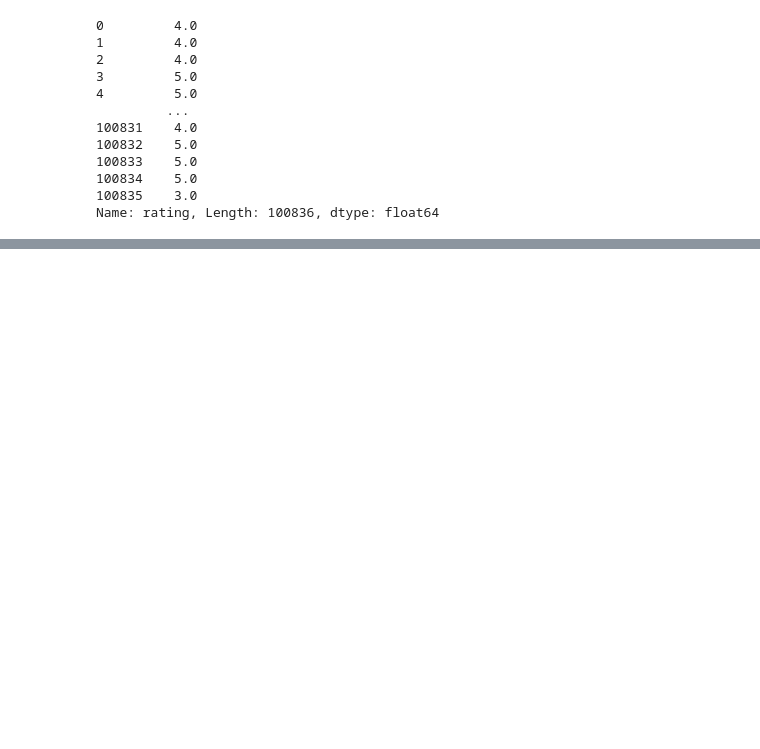
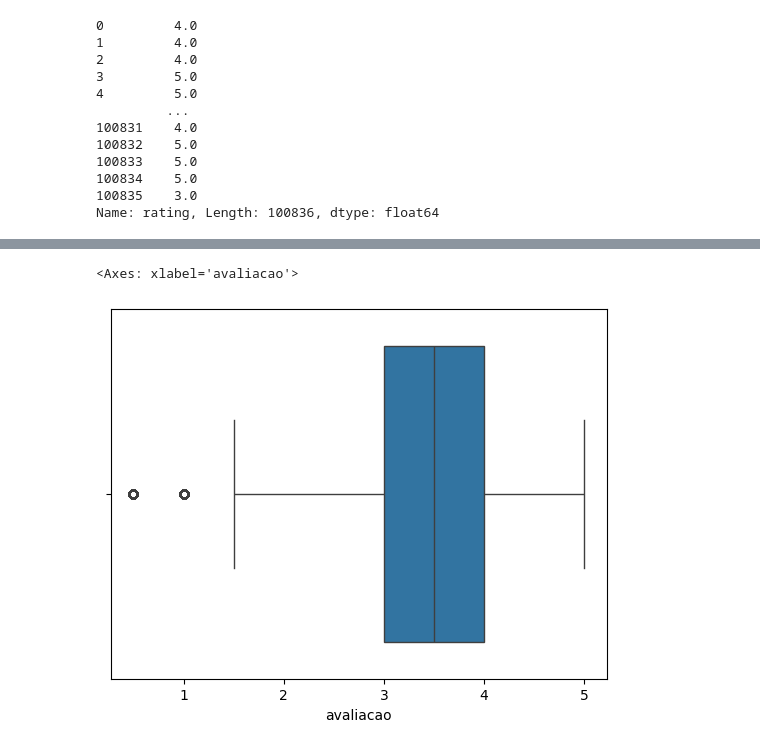
Before and after one commit to rafaelflorentinobarbosa/DataScience, a Jupyter notebook: semanaeda/aula1.ipynb, the cells around one changed output, grey strips where cells are left out. Drawn from its saved outputs; the diff is of its cells as text; code cells hidden in the pictures; blank space fills up the shorter version.

```diff
--- a/semanaeda/aula1.ipynb
+++ b/semanaeda/aula1.ipynb
@@ -107,0 +267,5 @@ Name: rating, Length: 100836, dtype: float64
+# %%
+sns.boxplot(x=notas)
+# %% [output]
+<Axes: xlabel='avaliacao'>
+[figure, added]
```
Also changed, not shown: parts of 41 cells of this notebook.
